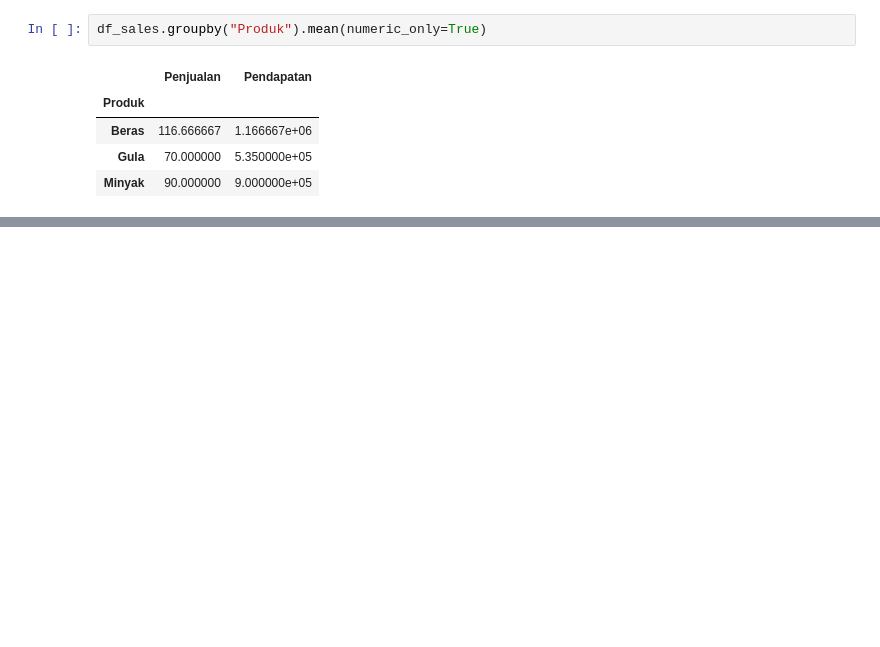
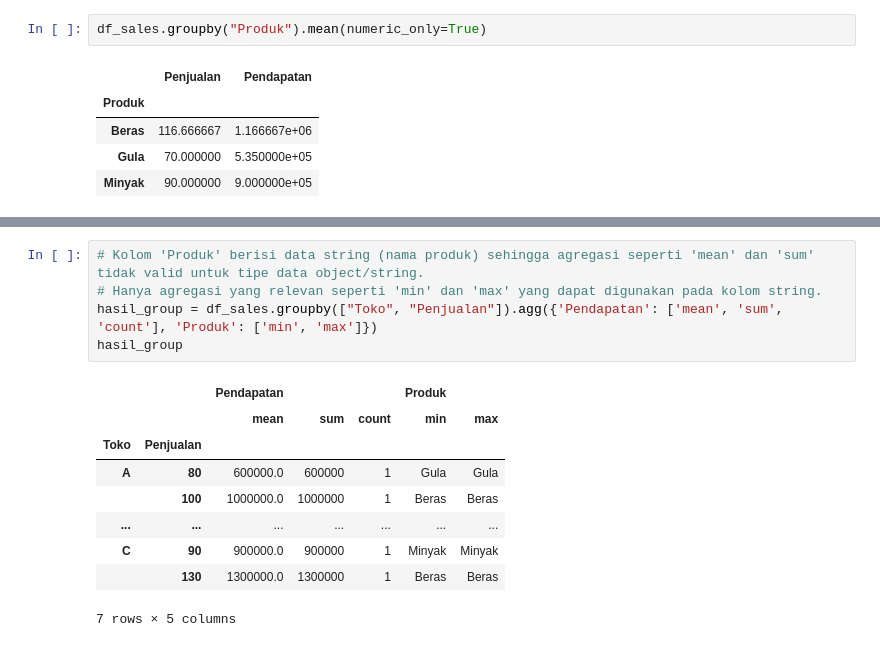
Before and after one commit to Dontbecode/-Bootcamp-Data-Analyst-, a Jupyter notebook: Pandas.ipynb, the cells around one changed output, grey strips where cells are left out. Drawn from its saved outputs; the diff is of its cells as text; blank space fills up the shorter version.

Commit message:
Join dan Merge Data Frame

```diff
--- a/Pandas.ipynb
+++ b/Pandas.ipynb
@@ -860,0 +957,15 @@ df_sales.groupby("Produk").mean(numeric_only=True)
+# %%
+# Kolom 'Produk' berisi data string (nama produk) sehingga agregasi seperti 'mean' dan 'sum' tidak valid untuk tipe data object/string.
+# Hanya agregasi yang relevan seperti 'min' dan 'max' yang dapat digunakan pada kolom string.
+hasil_group = df_sales.groupby(["Toko", "Penjualan"]).agg({'Pendapatan': ['mean', 'sum', 'count'], 'Produk': ['min', 'max']})
+hasil_group
+# %% [output]
+|  |  | Pendapatan |  |  | Produk |  |
+|  |  | mean | sum | count | min | max |
+| Toko | Penjualan |  |  |  |  |  |
+| A | 80 | 600000.0 | 600000 | 1 | Gula | Gula |
+|  | 100 | 1000000.0 | 1000000 | 1 | Beras | Beras |
+| ... | ... | ... | ... | ... | ... | ... |
+| C | 90 | 900000.0 | 900000 | 1 | Minyak | Minyak |
+|  | 130 | 1300000.0 | 1300000 | 1 | Beras | Beras |
+7 rows × 5 columns
```
Also changed, not shown: parts of 12 cells of this notebook, 1 other file.
